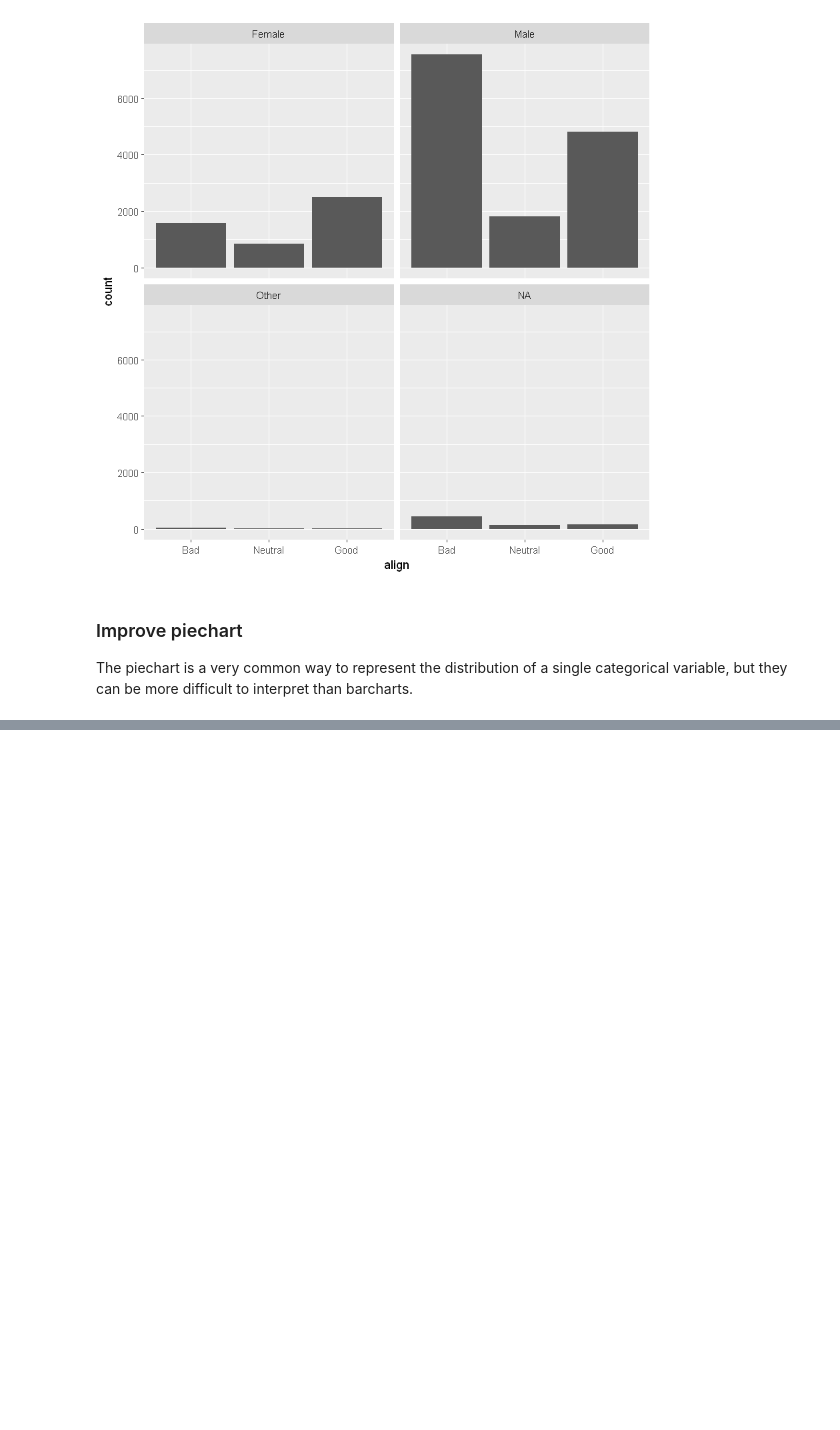
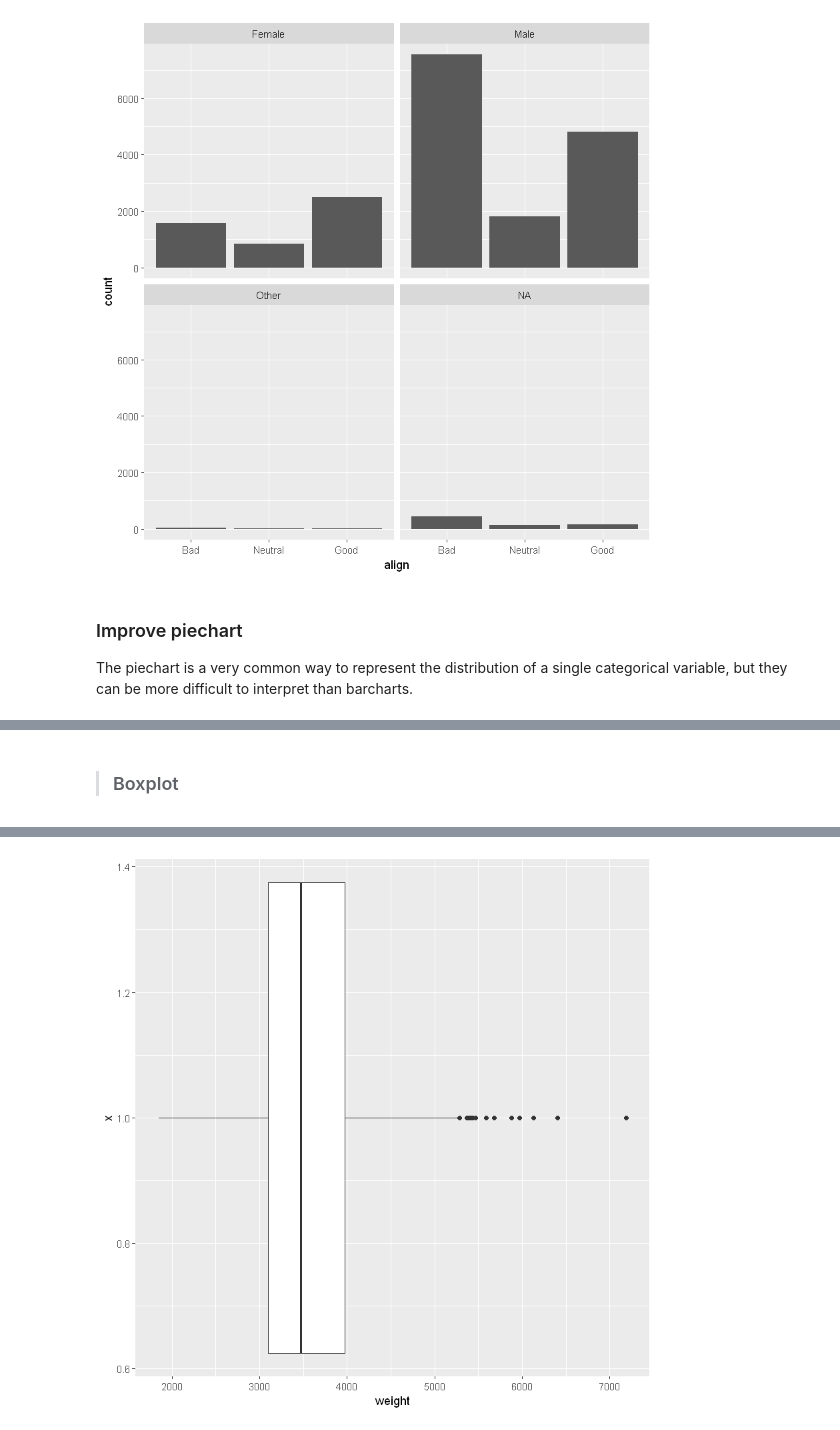
Before and after one commit to VictorOmondi1997/Exploratory-Data-Analysis-in-R, a Jupyter notebook: Exploratory Data Analysis in R.ipynb, the cells around one changed output, grey strips where cells are left out. Saved outputs shown, nothing was run; the diff lists cells and outputs as text; code cells hidden in the pictures; blank space fills up the shorter version.

```diff
--- a/Exploratory Data Analysis in R.ipynb
+++ b/Exploratory Data Analysis in R.ipynb
@@ -369,0 +463,8 @@ We will explore how to graphically summarize numerical data.
+# %% [markdown]
+> ### Boxplot
+# %%
+cars %>%
+    ggplot(aes(x=1, y=weight)) +
+    geom_boxplot() +
+    coord_flip()
+# %% [output]
@@ -369,0 +473 @@ We will explore how to graphically summarize numerical data.
+[figure, added]
```
Also changed, not shown: parts of 129 cells of this notebook, 3 other files.
